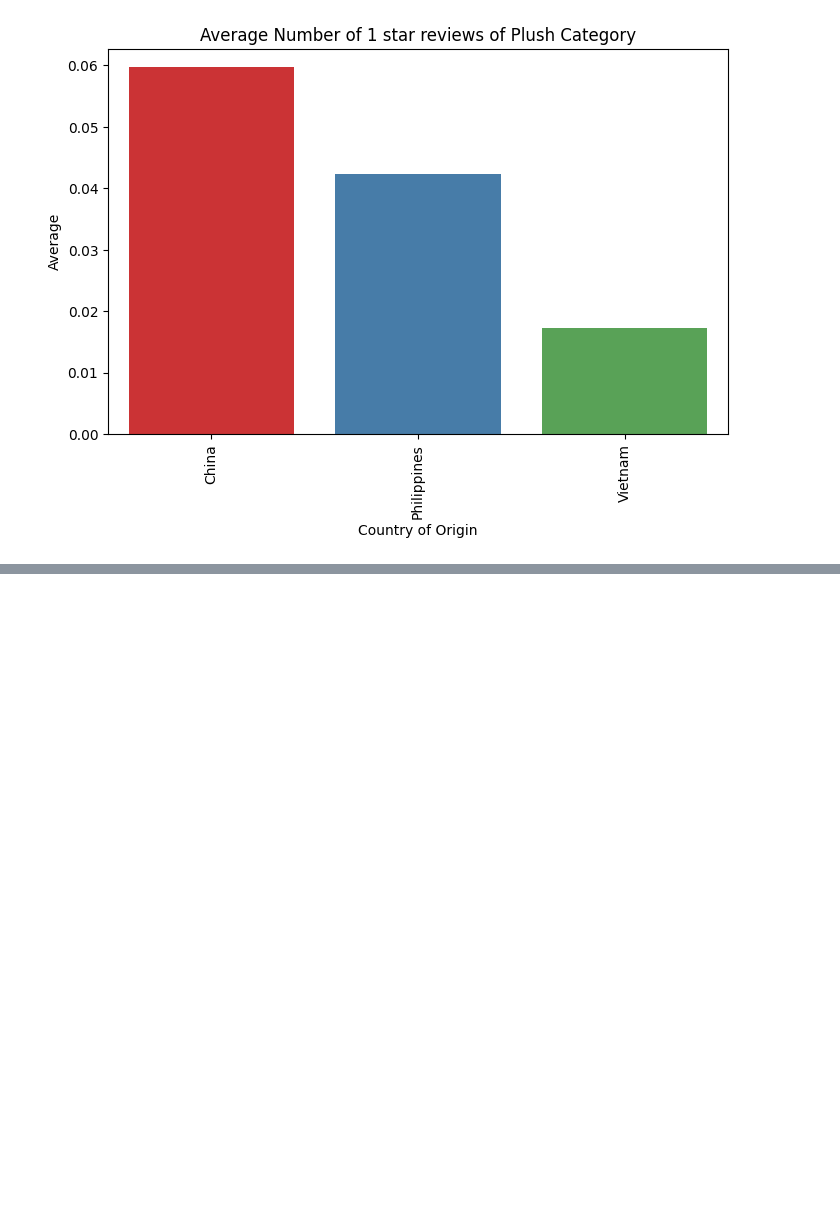
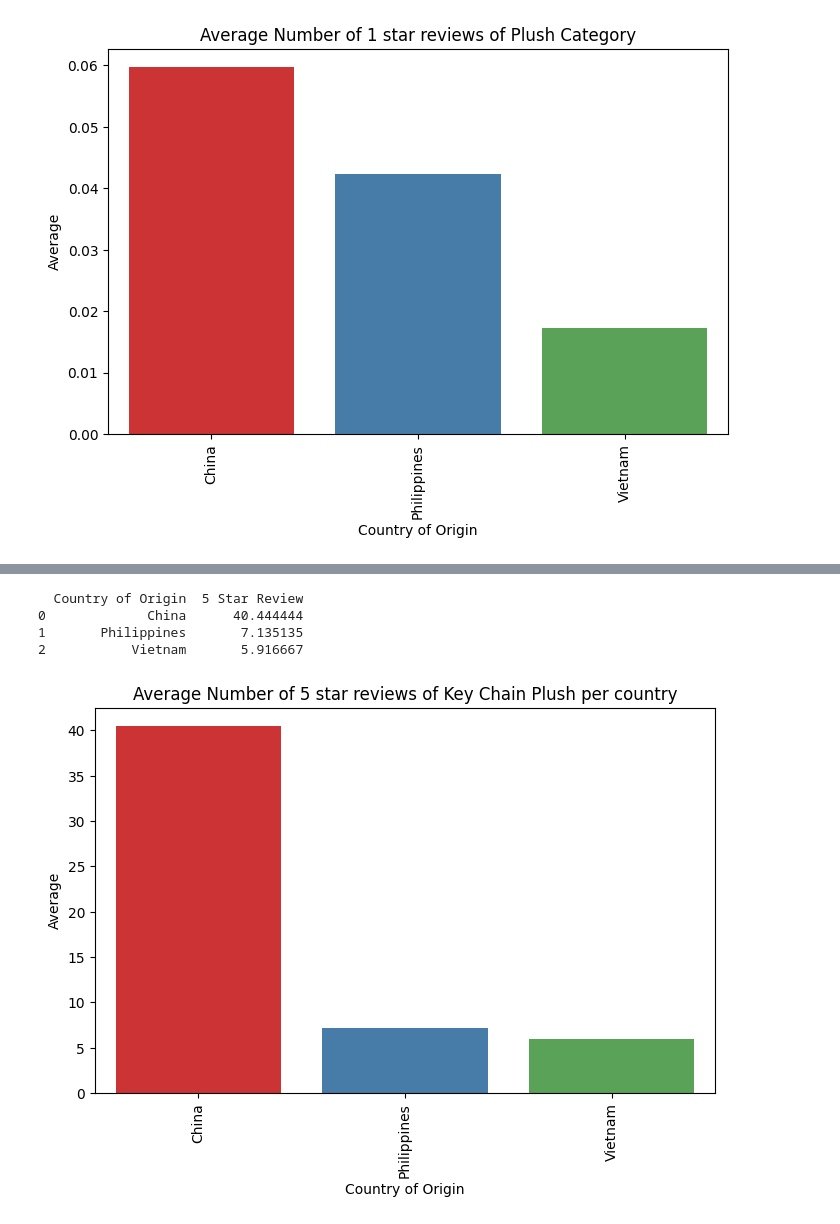
Before and after one commit to ErjillDeVera/PokemonPlushiesAnalysis, a Jupyter notebook: PokemonCenterUKAnalysis.ipynb, the cells around one changed output, grey strips where cells are left out. Drawn from its saved outputs; the diff is of its cells as text; code cells hidden in the pictures; blank space fills up the shorter version.

```diff
--- a/PokemonCenterUKAnalysis.ipynb
+++ b/PokemonCenterUKAnalysis.ipynb
@@ -224,0 +265,9 @@ rating_Comparison("Country of Origin", "1 Star Review", "Average Number of 1 sta
+# %%
+keyChainPlush = plushies_data[plushies_data["Plush Category"] == "Key Chain Plush"]
+rating_Comparison("Country of Origin", "5 Star Review", "Average Number of 5 star reviews of Key Chain Plush per country", keyChainPlush)
+# %% [output]
+  Country of Origin  5 Star Review
+0             China      40.444444
+1       Philippines       7.135135
+2           Vietnam       5.916667
+[figure, added]
```
Also changed, not shown: parts of 6 cells of this notebook.
